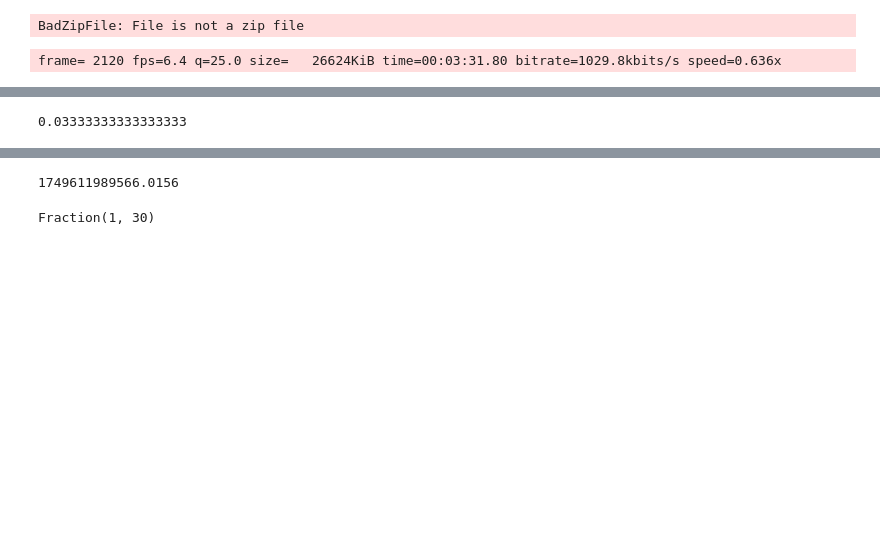
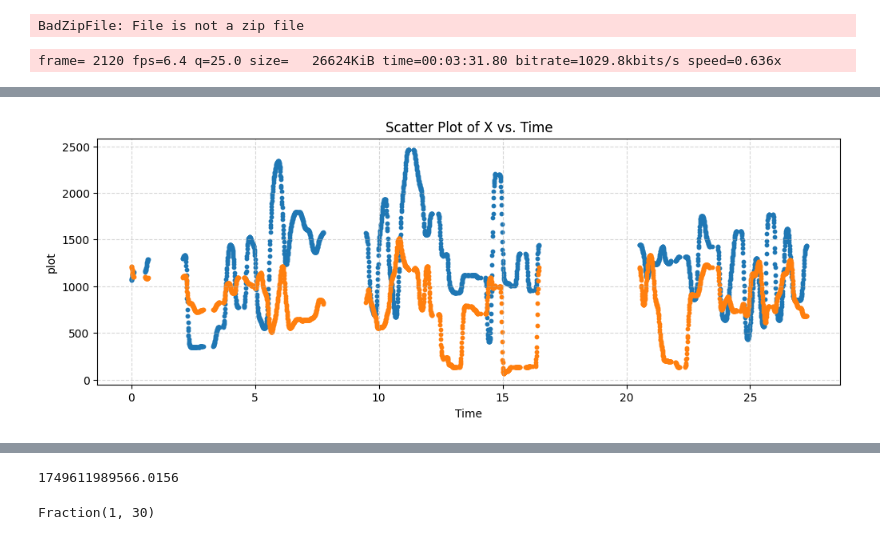
Before and after one commit to induction-labs/induction-labs, a Jupyter notebook: repos/actioncollector/src/actioncollector/playground/testing.ipynb, the cells around one changed output, grey strips where cells are left out. Cells and saved outputs as stored; diff of their text form; code cells hidden in the pictures; blank space fills up the shorter version.

```diff
--- a/repos/actioncollector/src/actioncollector/playground/testing.ipynb
+++ b/repos/actioncollector/src/actioncollector/playground/testing.ipynb
@@ -166,8 +164,8 @@ FileNotFoundError: [Errno 2] No such file or directory: 'repos/actioncollector/t
 # %%
 import json
 ACTIONS_PATH = [
-    f'../../../tmp/2025-06-10_231949_ABTR8/action_capture_{i:06d}.jsonl'
-    for i in range(0, 13)
+    f'../../../tmp/2025-06-12_111012_Y7FM5/action_capture_{i:06d}.jsonl'
+    for i in range(0, 2)
 ]
 
 # Load actions (one JSON record per line)
@@ -335,3 +378,35 @@ Finished writing output.mp4
 # %%
+# plot actions with matplotlib
+import matplotlib.pyplot as plt
+
+def plot_actions(actions_timed, frame_cutoff_lines=[], x_range=None):
+    x_vals    = [point["x"]    for point in actions_timed]
+    y_vals    = [point["y"]    for point in actions_timed]
+    time_vals = [point["timestamp"]-actions[0]["timestamp"] for point in actions_timed]
+
+    # Create the scatter plot
+    plt.figure(figsize=(12, 4))
+    plt.scatter(time_vals, x_vals, marker='o', s=10)
+    plt.scatter(time_vals, y_vals, marker='o', s=10)
+
+    for line in frame_cutoff_lines:
+        plt.axvline(x=line, color='red', linestyle='--', linewidth=0.5)
+
+    # Label axes
+    plt.xlabel("Time")
+    plt.ylabel("plot")
+    plt.title("Scatter Plot of X vs. Time")
+
+    if x_range is not None:
+        plt.xlim(x_range[0], x_range[1])
+
+    # Optional: if time represents seconds and you want grid/dashes
+    plt.grid(True, linestyle='--', alpha=0.5)
+
+    # Display
+    plt.show()
-# %% [output]
-0.03333333333333333
+# %%
+actions_to_plot = actions[:len(actions)//2]
+plot_actions(actions_to_plot)
+# %% [output]
+[figure, added]
```
Also changed, not shown: parts of 23 cells of this notebook, 5 other files.
